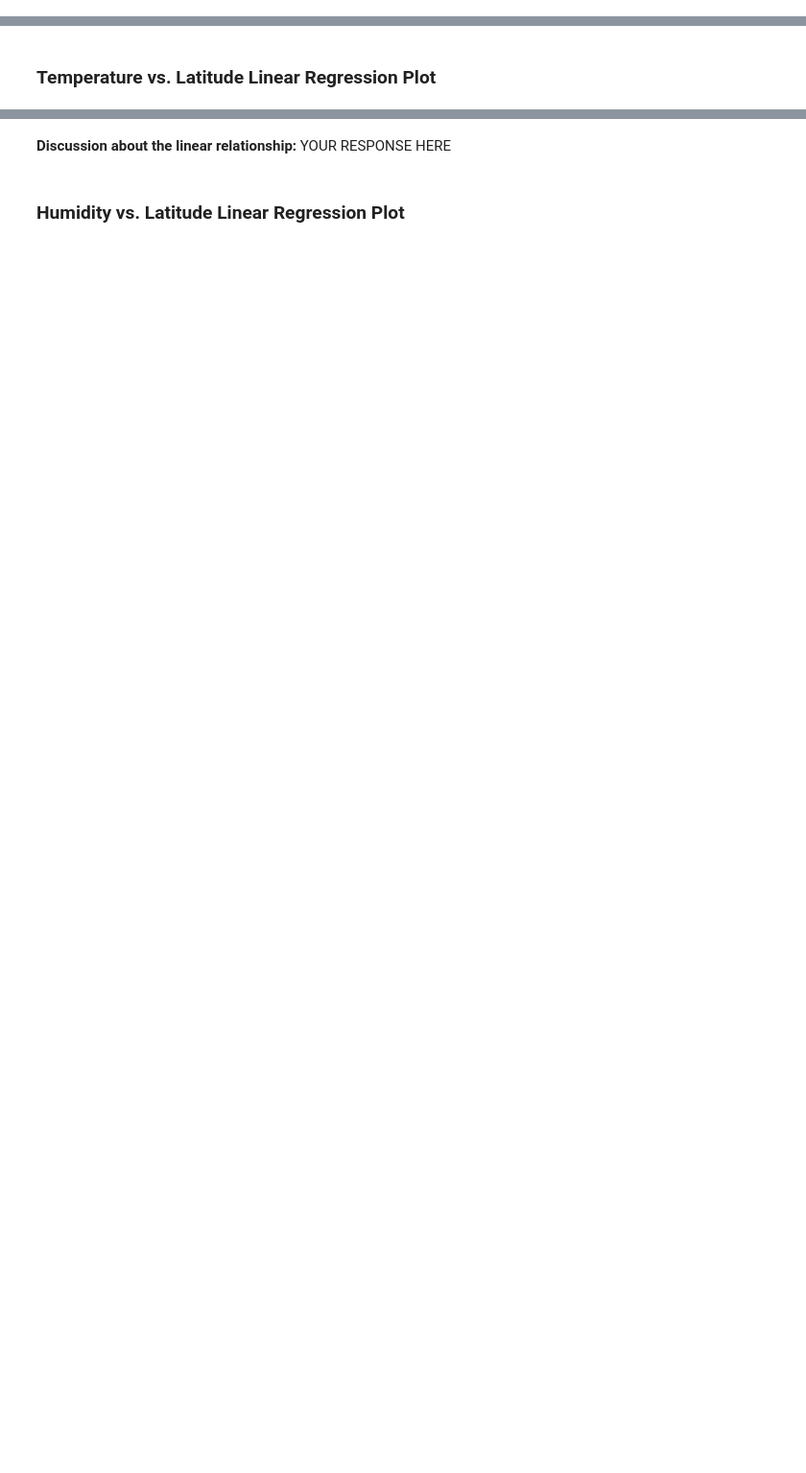
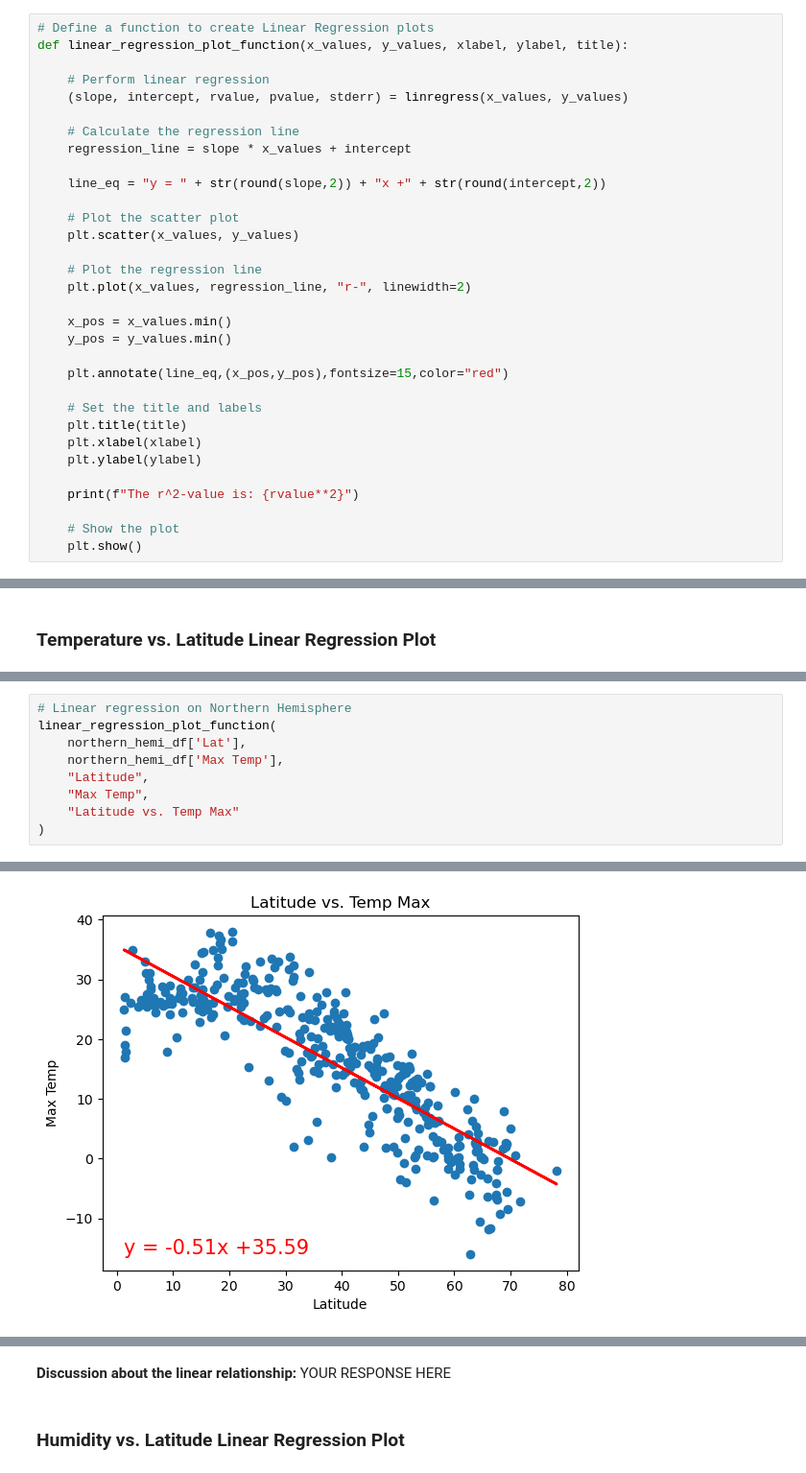
Before and after one commit to Golnaz8/python-api-challenge, a Jupyter notebook: WeathorPy/WeatherPy.ipynb, the cells around one changed output, grey strips where cells are left out. Shown at 96% size. Saved outputs shown, nothing was run; the diff lists cells and outputs as text; blank space fills up the shorter version.

```diff
--- a/WeathorPy/WeatherPy.ipynb
+++ b/WeathorPy/WeatherPy.ipynb
@@ -290,2 +287,34 @@ plt.show()
+# %%
+# Define a function to create Linear Regression plots
+def linear_regression_plot_function(x_values, y_values, xlabel, ylabel, title):
+
+    # Perform linear regression
+    (slope, intercept, rvalue, pvalue, stderr) = linregress(x_values, y_values)
+
+    # Calculate the regression line
+    regression_line = slope * x_values + intercept
+
+    line_eq = "y = " + str(round(slope,2)) + "x +" + str(round(intercept,2))
+
+    # Plot the scatter plot
+    plt.scatter(x_values, y_values)
+
+    # Plot the regression line
+    plt.plot(x_values, regression_line, "r-", linewidth=2)
+
+    x_pos = x_values.min()
+    y_pos = y_values.min()
+
+    plt.annotate(line_eq,(x_pos,y_pos),fontsize=15,color="red")
+
+    # Set the title and labels
+    plt.title(title)
+    plt.xlabel(xlabel)
+    plt.ylabel(ylabel)
+
+    print(f"The r^2-value is: {rvalue**2}")
+
+    # Show the plot
+    plt.show()
 # %%
 # Create a DataFrame with the Northern Hemisphere data (Latitude >= 0)
@@ -331,0 +349,10 @@ The r^2-value is: 0.6720220238897325
+# %%
+# Linear regression on Northern Hemisphere
+linear_regression_plot_function(
+    northern_hemi_df['Lat'],
+    northern_hemi_df['Max Temp'],
+    "Latitude",
+    "Max Temp",
+    "Latitude vs. Temp Max"
+)
+# %% [output]
@@ -331,0 +360 @@ The r^2-value is: 0.6720220238897325
+[figure, added]
```
Also changed, not shown: parts of 23 cells of this notebook.
